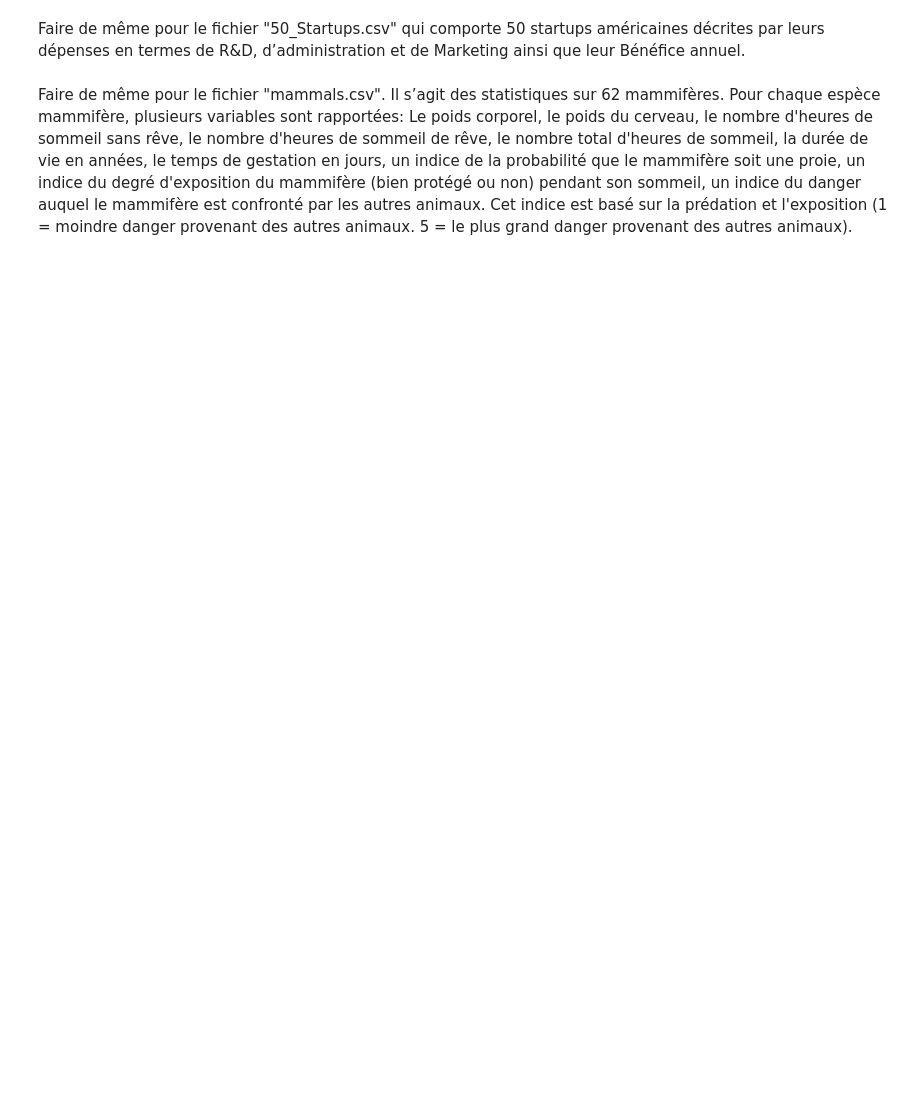
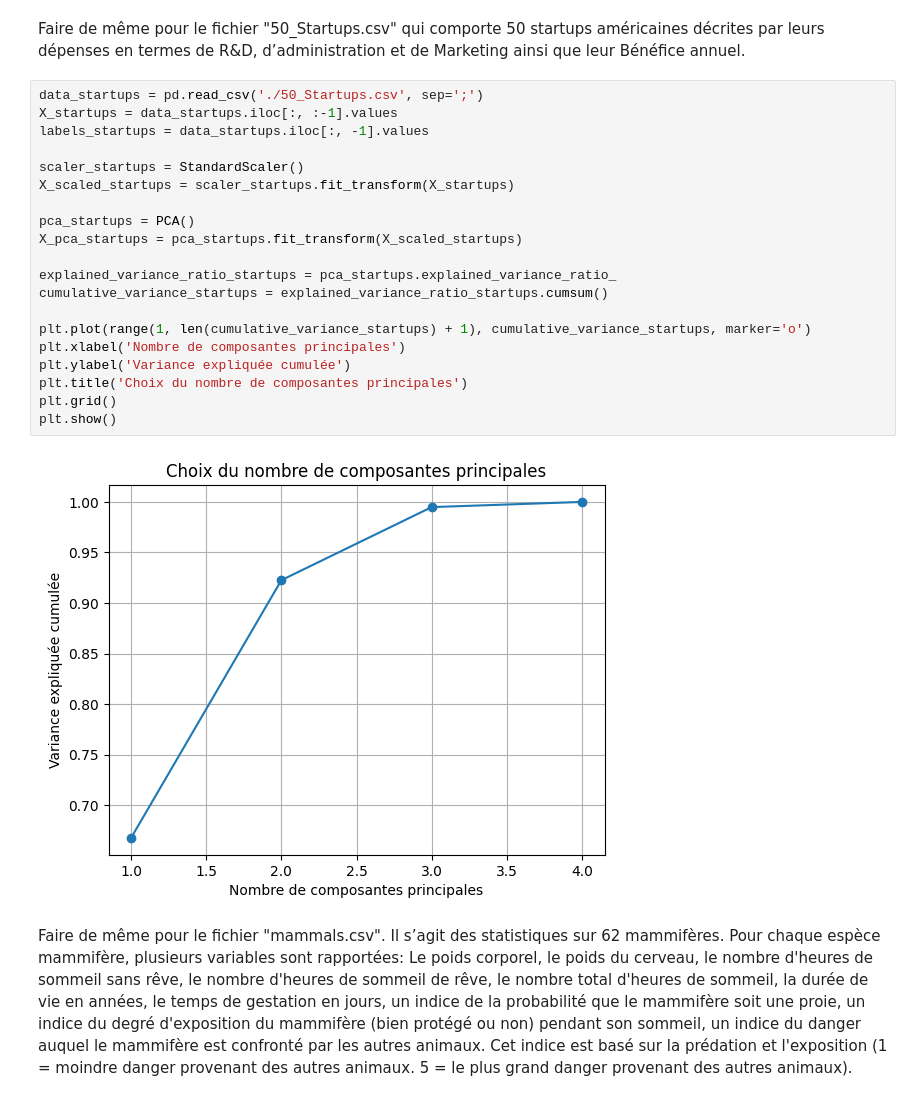
Before and after one commit to Katia-LOUNAS/Machine-Learning, a Jupyter notebook: TP02/Atelier_2.ipynb, the cells around one changed output. Cells and saved outputs as stored; diff of their text form; blank space fills up the shorter version.

```diff
--- a/TP02/Atelier_2.ipynb
+++ b/TP02/Atelier_2.ipynb
@@ -47,6 +69,28 @@ agressions(Attaque), viol (Viol), vols peu importants (Larcin), vols de voitures
 # %% [markdown]
 Faire de même pour le fichier "50_Startups.csv" qui comporte 50 startups américaines décrites par leurs
 dépenses en termes de R&D, d’administration et de Marketing ainsi que leur Bénéfice annuel.
+# %%
+data_startups = pd.read_csv('./50_Startups.csv', sep=';')
+X_startups = data_startups.iloc[:, :-1].values
+labels_startups = data_startups.iloc[:, -1].values
+
+scaler_startups = StandardScaler()
+X_scaled_startups = scaler_startups.fit_transform(X_startups)
+
+pca_startups = PCA()
+X_pca_startups = pca_startups.fit_transform(X_scaled_startups)
+
+explained_variance_ratio_startups = pca_startups.explained_variance_ratio_
+cumulative_variance_startups = explained_variance_ratio_startups.cumsum()
+
+plt.plot(range(1, len(cumulative_variance_startups) + 1), cumulative_variance_startups, marker='o')
+plt.xlabel('Nombre de composantes principales')
+plt.ylabel('Variance expliquée cumulée')
+plt.title('Choix du nombre de composantes principales')
+plt.grid()
+plt.show()
+# %% [output]
+[figure, added]
 # %% [markdown]
 Faire de même pour le fichier "mammals.csv". Il s’agit des statistiques sur 62 mammifères. Pour chaque
 espèce mammifère, plusieurs variables sont rapportées: Le poids corporel, le poids du cerveau, le nombre
```
Also changed, not shown: parts of 3 cells of this notebook, 2 other files.
